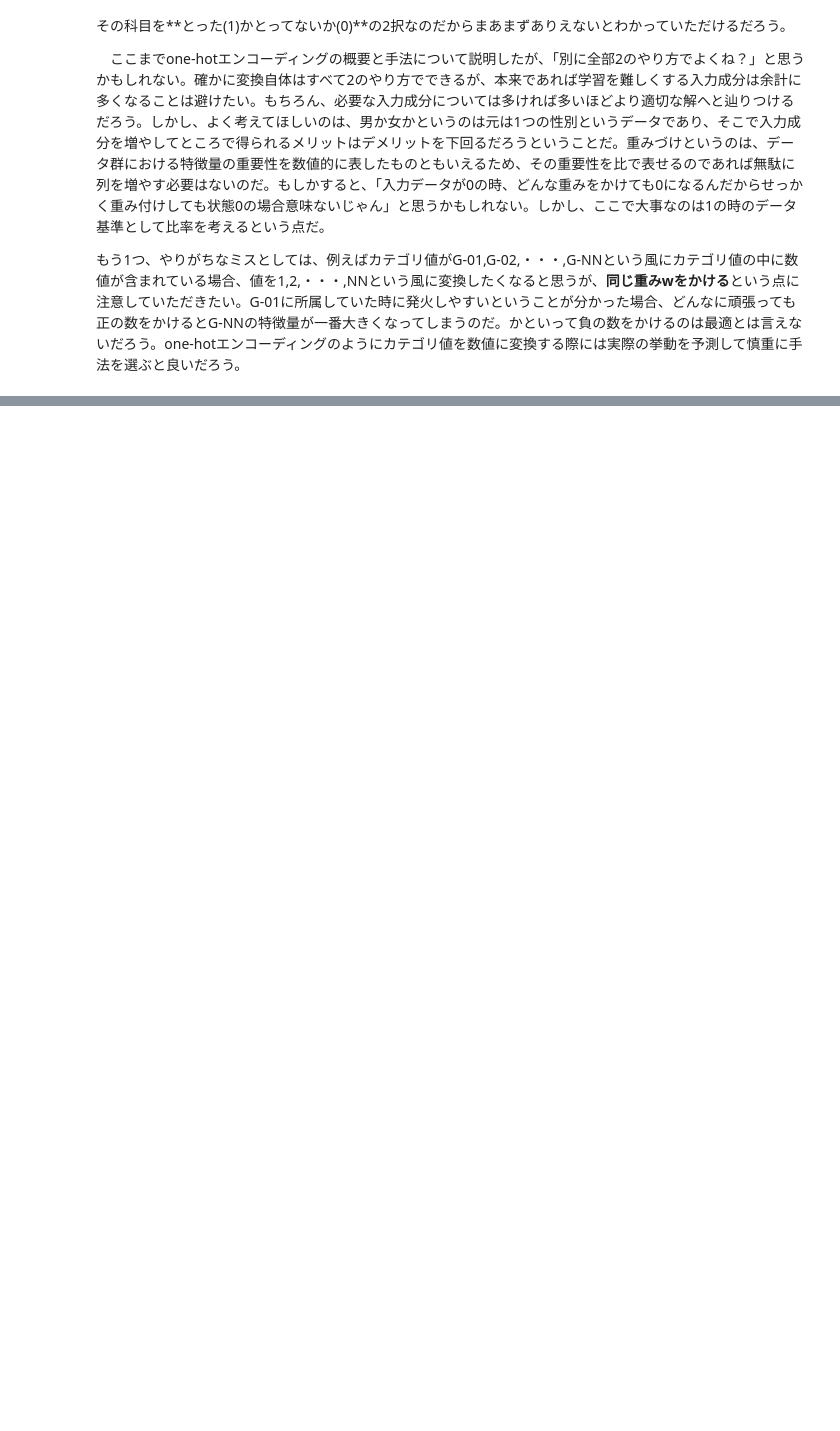
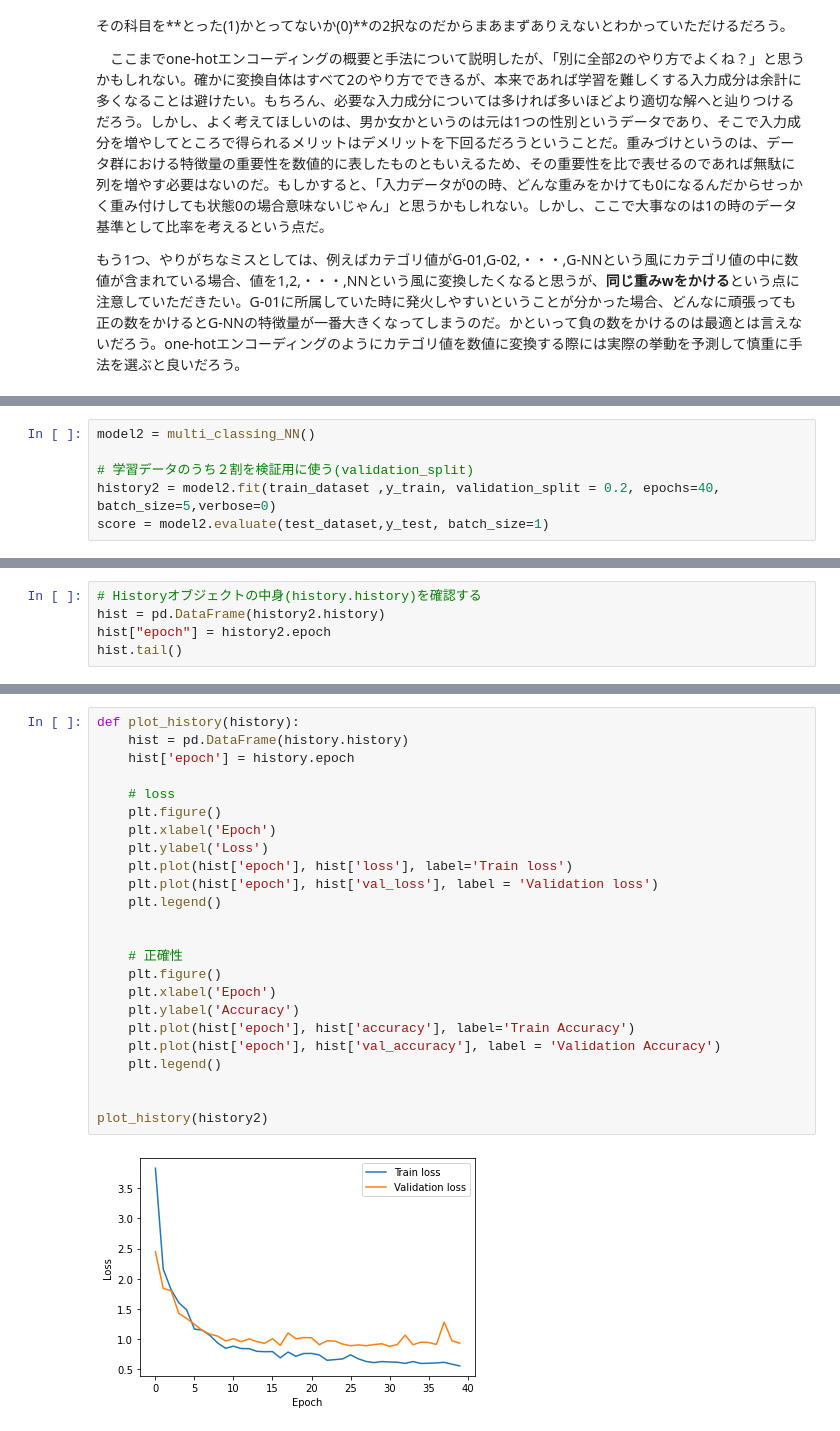
Before and after one commit to zundamochiiii/Keras_deeplearning, a Jupyter notebook: DeepLearning_fromZero/NeuralNetwork.ipynb, the cells around one changed output, grey strips where cells are left out. Drawn from its saved outputs; the diff is of its cells as text; blank space fills up the shorter version.

```diff
--- a/DeepLearning_fromZero/NeuralNetwork.ipynb
+++ b/DeepLearning_fromZero/NeuralNetwork.ipynb
@@ -776,0 +817,6 @@ def multi_classing_NN():
+# %%
+model2 = multi_classing_NN()
+
+# 学習データのうち２割を検証用に使う(validation_split)
+history2 = model2.fit(train_dataset ,y_train, validation_split = 0.2, epochs=40, batch_size=5,verbose=0)
+score = model2.evaluate(test_dataset,y_test, batch_size=1)
@@ -776,0 +843,5 @@ def multi_classing_NN():
+# %%
+# Historyオブジェクトの中身(history.history)を確認する
+hist = pd.DataFrame(history2.history)
+hist["epoch"] = history2.epoch
+hist.tail()
@@ -776,0 +855,26 @@ def multi_classing_NN():
+# %%
+def plot_history(history):
+    hist = pd.DataFrame(history.history)
+    hist['epoch'] = history.epoch
+
+    # loss
+    plt.figure()
+    plt.xlabel('Epoch')
+    plt.ylabel('Loss')
+    plt.plot(hist['epoch'], hist['loss'], label='Train loss')
+    plt.plot(hist['epoch'], hist['val_loss'], label = 'Validation loss')
+    plt.legend()
+
+
+    # 正確性
+    plt.figure()
+    plt.xlabel('Epoch')
+    plt.ylabel('Accuracy')
+    plt.plot(hist['epoch'], hist['accuracy'], label='Train Accuracy')
+    plt.plot(hist['epoch'], hist['val_accuracy'], label = 'Validation Accuracy')
+    plt.legend()
+
+
+plot_history(history2)
+# %% [output]
+[figure, added]
```
Also changed, not shown: parts of 39 cells of this notebook, 5 other files.
